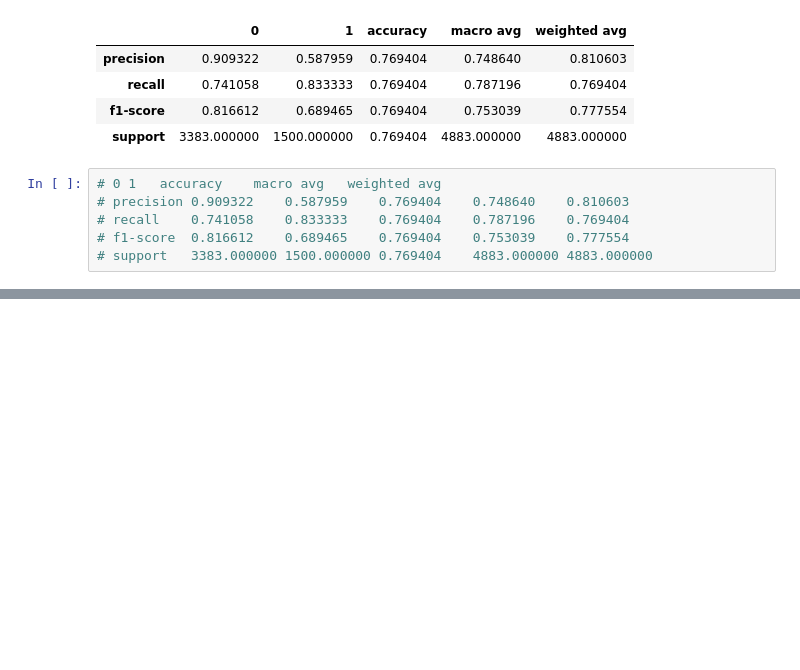
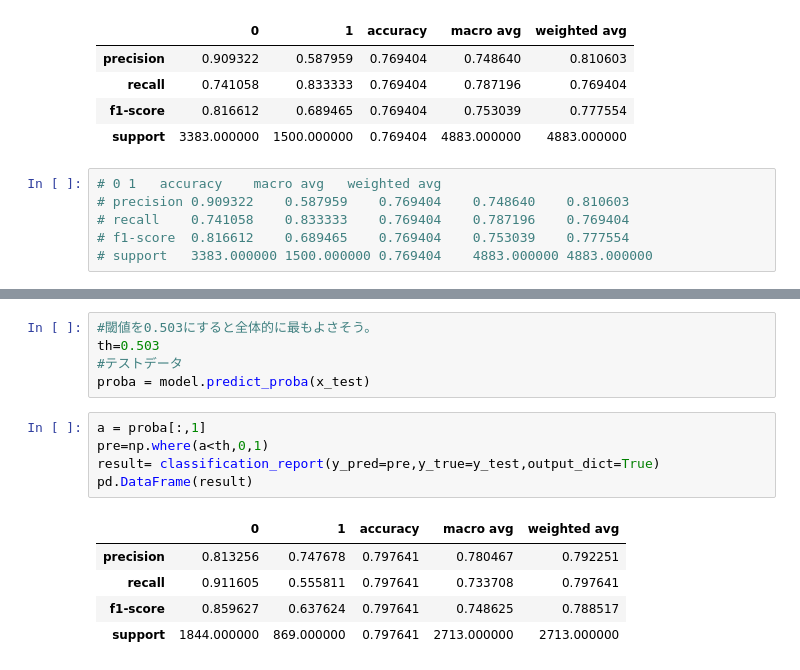
Before and after one commit to ahiru3test/aiai, a Jupyter notebook: notebook/sukkiri-ml-codes/ipynb/chap13b.ipynb, the cells around one changed output, grey strips where cells are left out. Drawn from its saved outputs; the diff is of its cells as text; blank space fills up the shorter version.

```diff
--- a/notebook/sukkiri-ml-codes/ipynb/chap13b.ipynb
+++ b/notebook/sukkiri-ml-codes/ipynb/chap13b.ipynb
@@ -294,0 +544,16 @@ res_df
+# %%
+#閾値を0.503にすると全体的に最もよさそう。
+th=0.503
+#テストデータ
+proba = model.predict_proba(x_test)
+# %%
+a = proba[:,1]
+pre=np.where(a<th,0,1)
+result= classification_report(y_pred=pre,y_true=y_test,output_dict=True)
+pd.DataFrame(result)
+# %% [output]
+|  | 0 | 1 | accuracy | macro avg | weighted avg |
+| precision | 0.813256 | 0.747678 | 0.797641 | 0.780467 | 0.792251 |
+| recall | 0.911605 | 0.555811 | 0.797641 | 0.733708 | 0.797641 |
+| f1-score | 0.859627 | 0.637624 | 0.797641 | 0.748625 | 0.788517 |
+| support | 1844.000000 | 869.000000 | 0.797641 | 2713.000000 | 2713.000000 |
```
Also changed, not shown: parts of 17 cells of this notebook, 1 other file.
